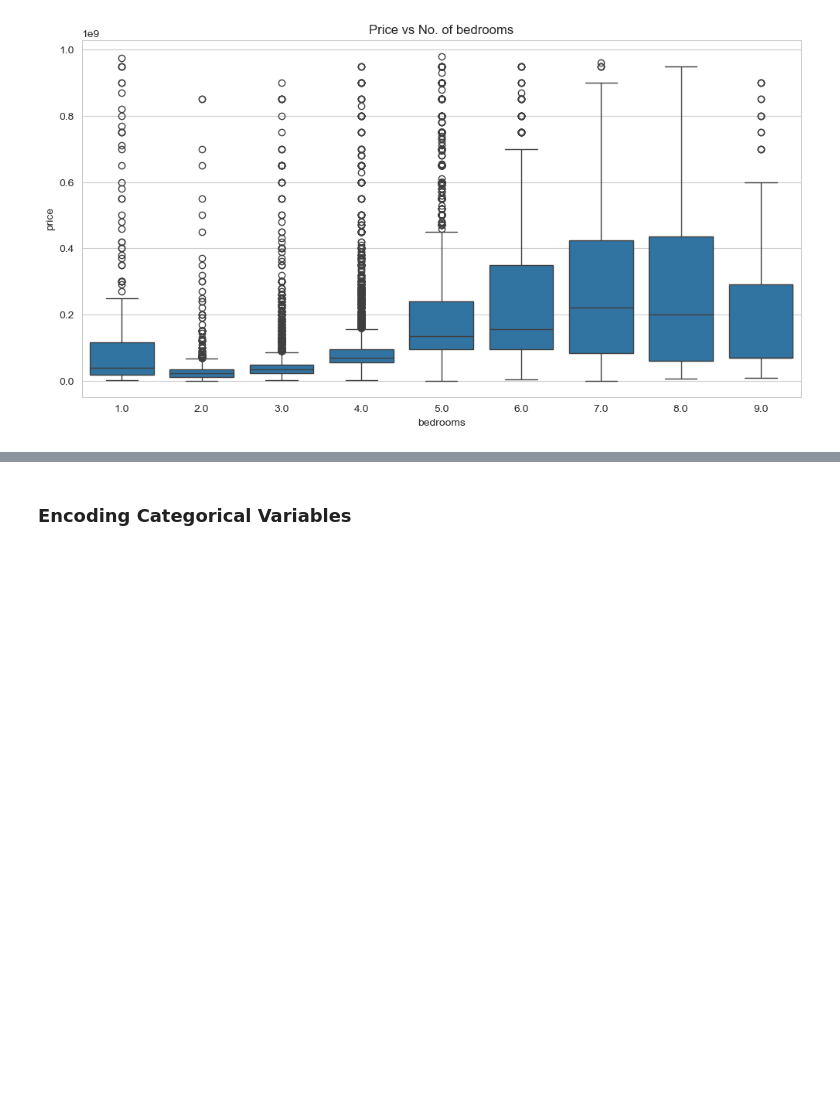
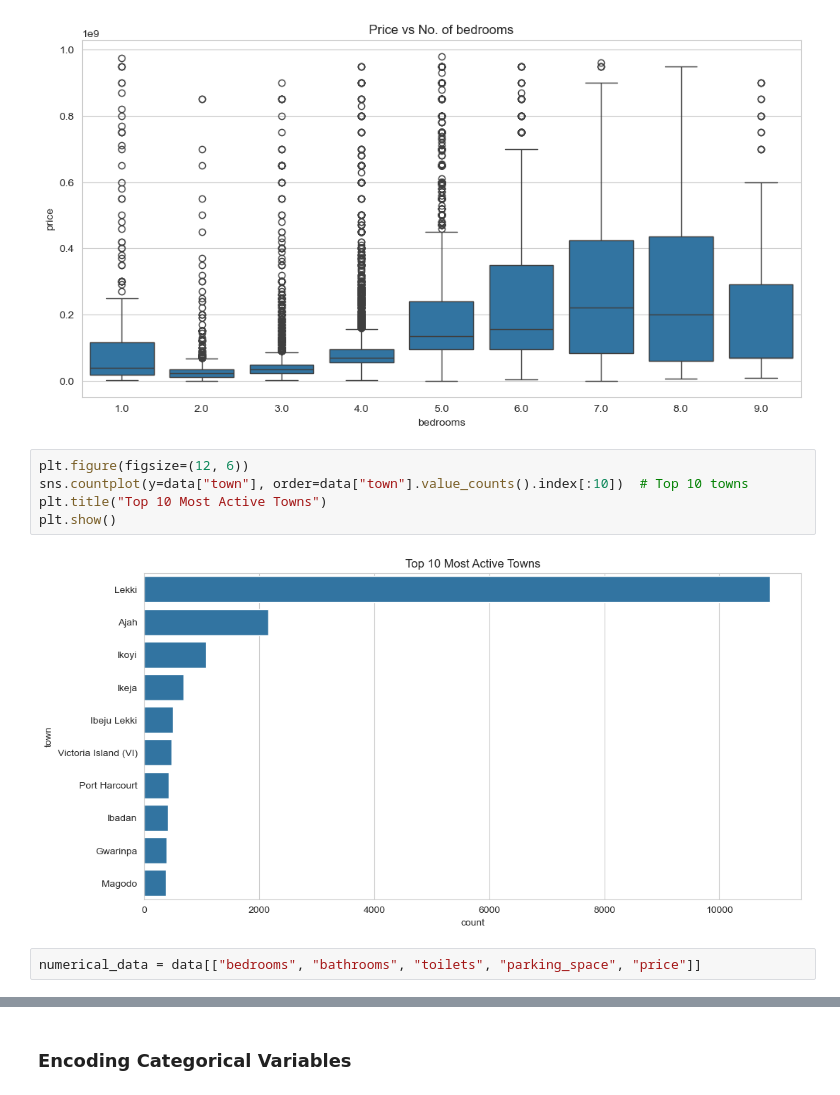
Before and after one commit to kingksjo/ng_houses, a Jupyter notebook: houses_research.ipynb, the cells around one changed output, grey strips where cells are left out. Cells and saved outputs as stored; diff of their text form; blank space fills up the shorter version.

```diff
--- a/houses_research.ipynb
+++ b/houses_research.ipynb
@@ -125,3 +125,12 @@ plt.title("Price vs No. of bedrooms")
 plt.show()
 # %% [output]
 [figure]
+# %%
+plt.figure(figsize=(12, 6))
+sns.countplot(y=data["town"], order=data["town"].value_counts().index[:10])  # Top 10 towns
+plt.title("Top 10 Most Active Towns")
+plt.show()
+# %% [output]
+[figure, added]
+# %%
+numerical_data = data[["bedrooms", "bathrooms", "toilets", "parking_space", "price"]]
```
Also changed, not shown: parts of 8 cells of this notebook.
